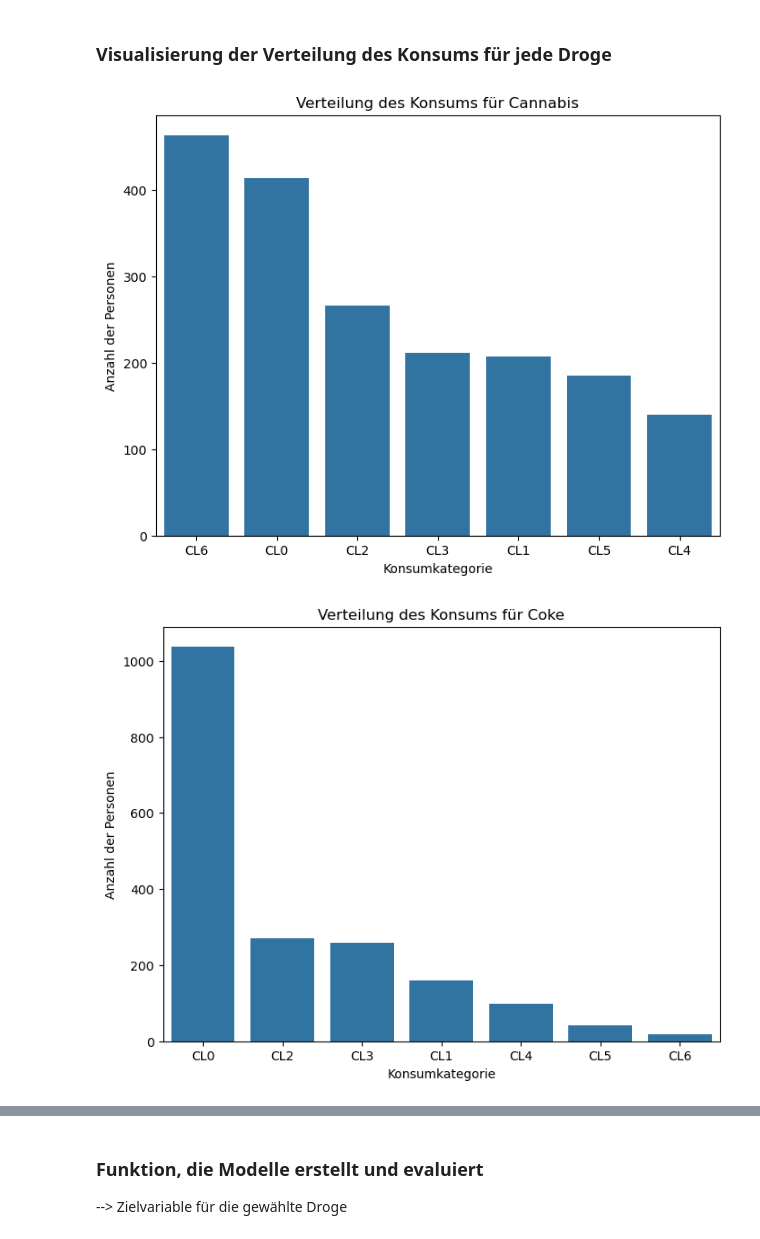
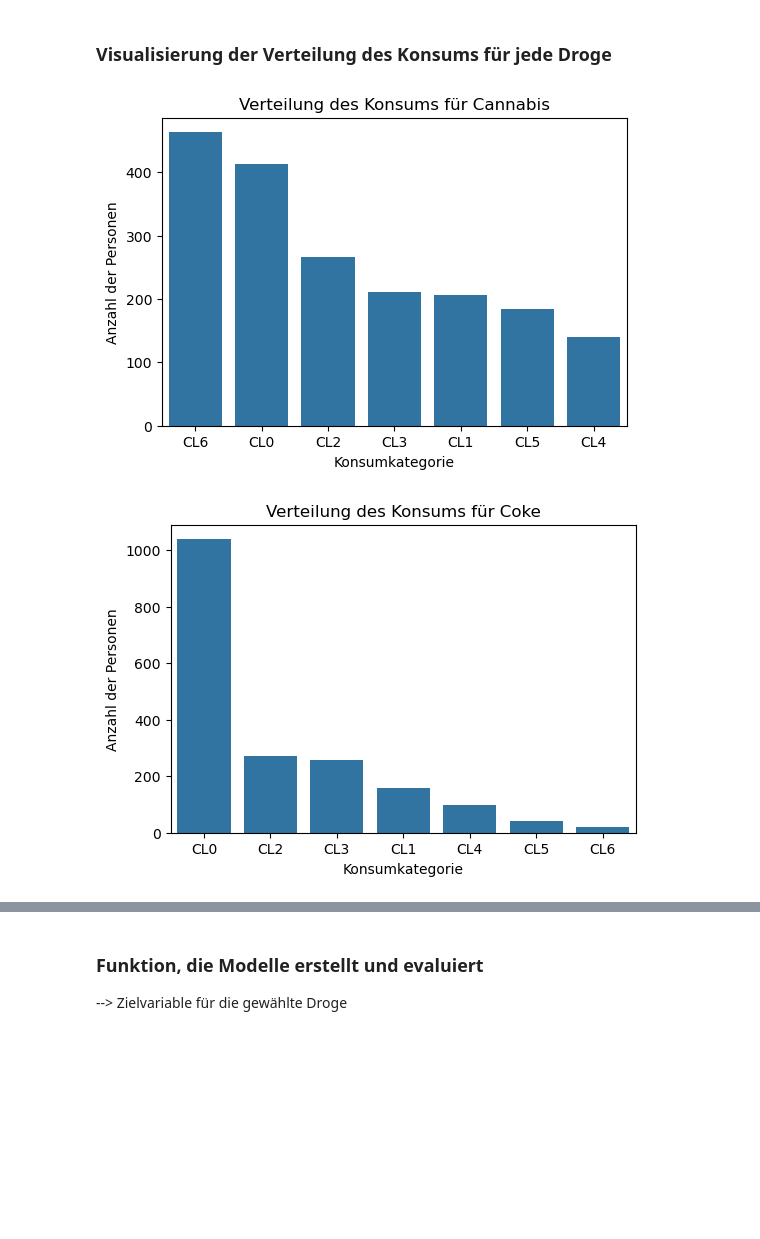
Before and after one commit to Salih-Kelmendi/LuisSalihML, a Jupyter notebook: Drug-Consumption2.ipynb, the cells around one changed output, grey strips where cells are left out. Saved outputs shown, nothing was run; the diff lists cells and outputs as text; code cells hidden in the pictures; blank space fills up the shorter version.

```diff
--- a/Drug-Consumption2.ipynb
+++ b/Drug-Consumption2.ipynb
@@ -95,16 +113,16 @@ chosen_drugs = ['cannabis', 'coke', 'nicotine']
 ### Visualisierung der Verteilung des Konsums für jede Droge
 # %%
 for drug in chosen_drugs:
-    plt.figure(figsize=(8, 6))
+    plt.figure(figsize=(6, 4))
 
     value_counts = y[drug].value_counts().sort_values(ascending=False)
 
     sns.countplot(x=y[drug], order=value_counts.index)
 
     plt.title(f"Verteilung des Konsums für {drug.capitalize()}")
     plt.xlabel('Konsumkategorie')
     plt.ylabel('Anzahl der Personen')
     plt.show()
 # %% [output]
-[figure, old version]
+[figure, new version]
-[figure, old version]
+[figure, new version]
```
Also changed, not shown: parts of 18 cells of this notebook.
